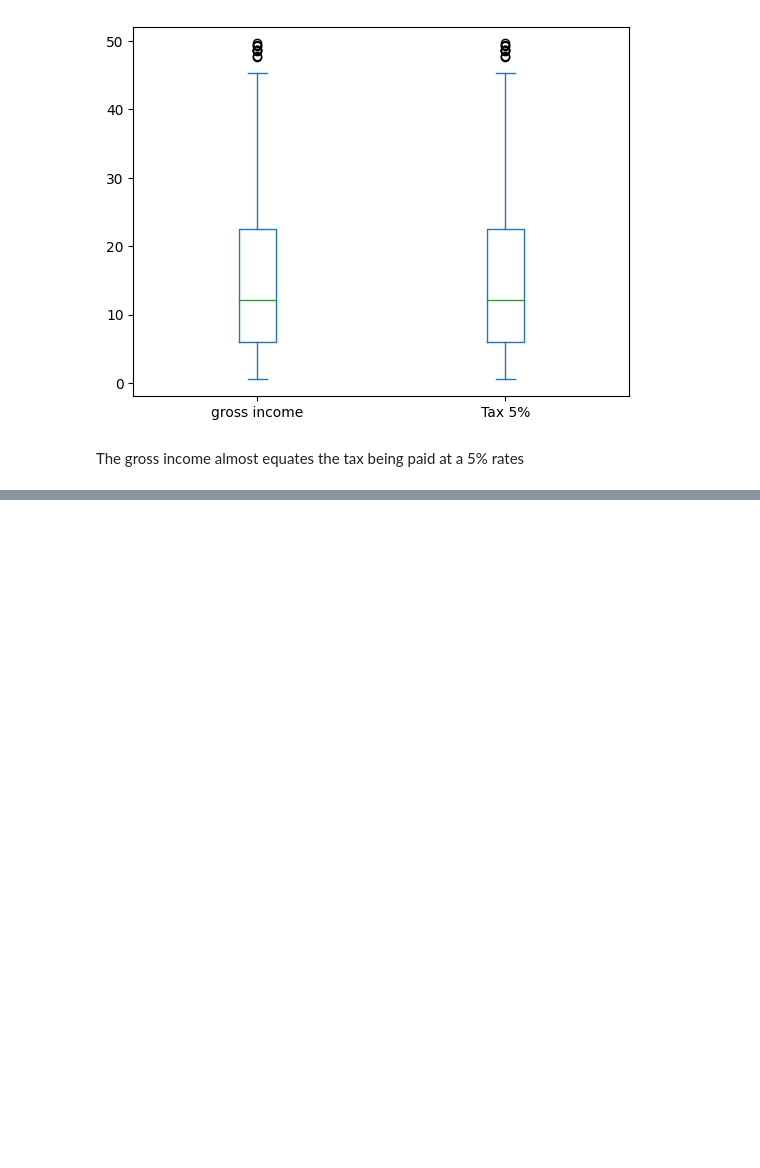
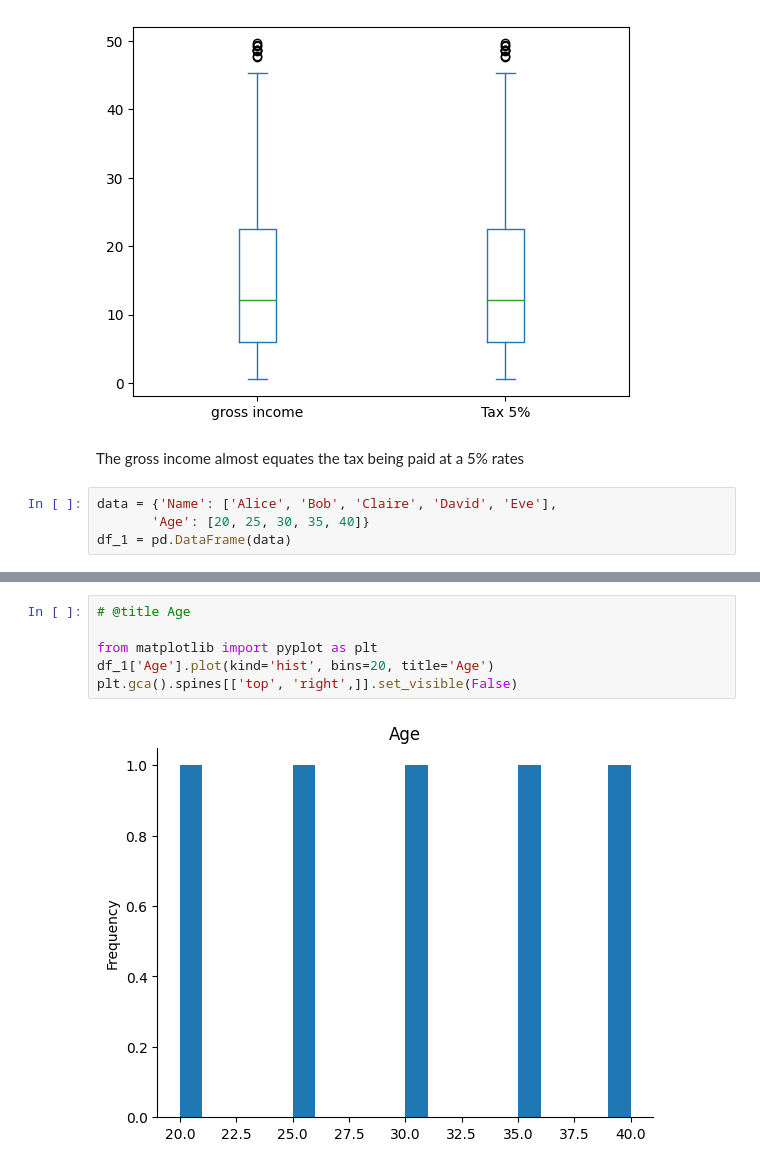
Before and after one commit to AmmarJamshed/sample_repo, a Jupyter notebook: Exploratory_data_analysis.ipynb, the cells around one changed output, grey strips where cells are left out. Saved outputs shown, nothing was run; the diff lists cells and outputs as text; blank space fills up the shorter version.

```diff
--- a/Exploratory_data_analysis.ipynb
+++ b/Exploratory_data_analysis.ipynb
@@ -251,3 +253,7 @@ df[['gross income',	'Tax 5%']].plot.box();
 [figure]
 # %% [markdown]
 The gross income almost equates the tax being paid at a 5% rates
+# %%
+data = {'Name': ['Alice', 'Bob', 'Claire', 'David', 'Eve'],
+       'Age': [20, 25, 30, 35, 40]}
+df_1 = pd.DataFrame(data)
@@ -253,0 +269,8 @@ The gross income almost equates the tax being paid at a 5% rates
+# %%
+# @title Age
+
+from matplotlib import pyplot as plt
+df_1['Age'].plot(kind='hist', bins=20, title='Age')
+plt.gca().spines[['top', 'right',]].set_visible(False)
+# %% [output]
+[figure, added]
```
Also changed, not shown: parts of 5 cells of this notebook.
